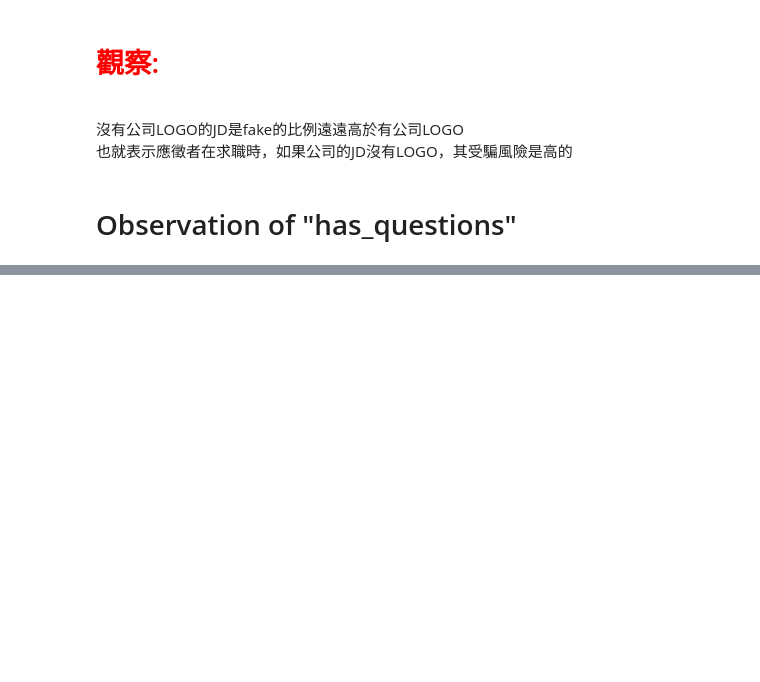
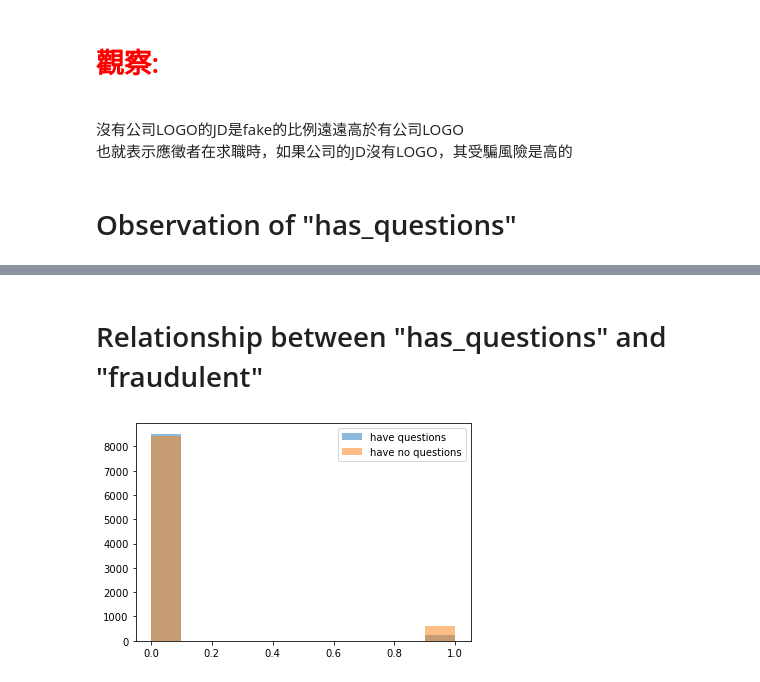
Before and after one commit to BillGuess/job_postings_analysis, a Jupyter notebook: job_postings_analysis.ipynb, the cells around one changed output, grey strips where cells are left out. Cells and saved outputs as stored; diff of their text form; code cells hidden in the pictures; blank space fills up the shorter version.

```diff
--- a/job_postings_analysis.ipynb
+++ b/job_postings_analysis.ipynb
@@ -255,0 +286,16 @@ JD has no company logo, 1 is fake:
+# %% [markdown]
+# Relationship between "has_questions" and "fraudulent"
+# %%
+# Data filter for has_questions
+
+# filter: Jobs have questions
+has_questions = job_data_df.loc[job_data_df['has_questions']==1]
+# filter: Jobs have no questions
+has_no_questions = job_data_df.loc[job_data_df['has_questions']==0]
+
+plt.hist(has_questions['fraudulent'], alpha=0.5, label='have questions')
+plt.hist(has_no_questions['fraudulent'], alpha=0.5, label='have no questions')
+plt.legend(loc='upper right')
+plt.show()
+# %% [output]
+[figure, added]
```
Also changed, not shown: parts of 12 cells of this notebook.
